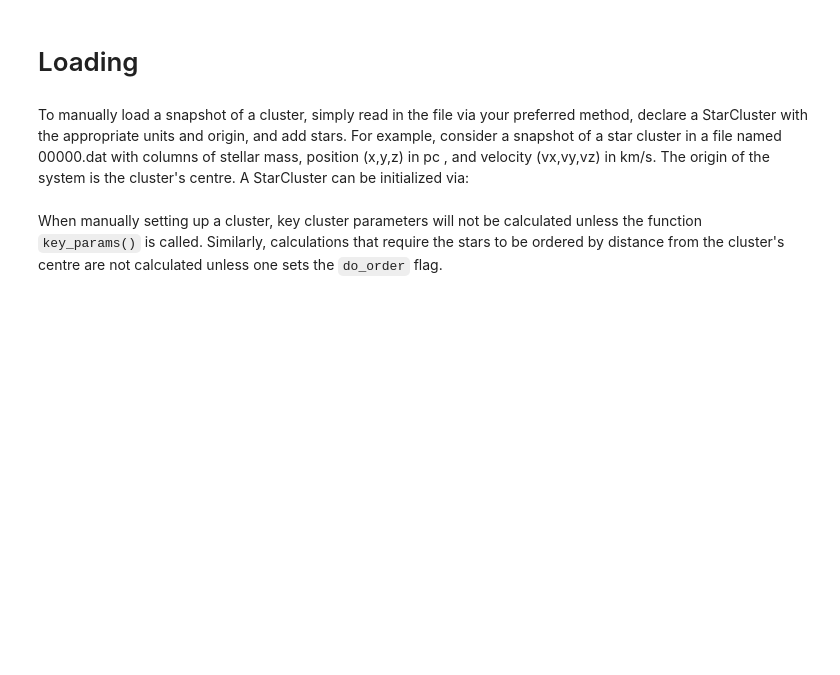
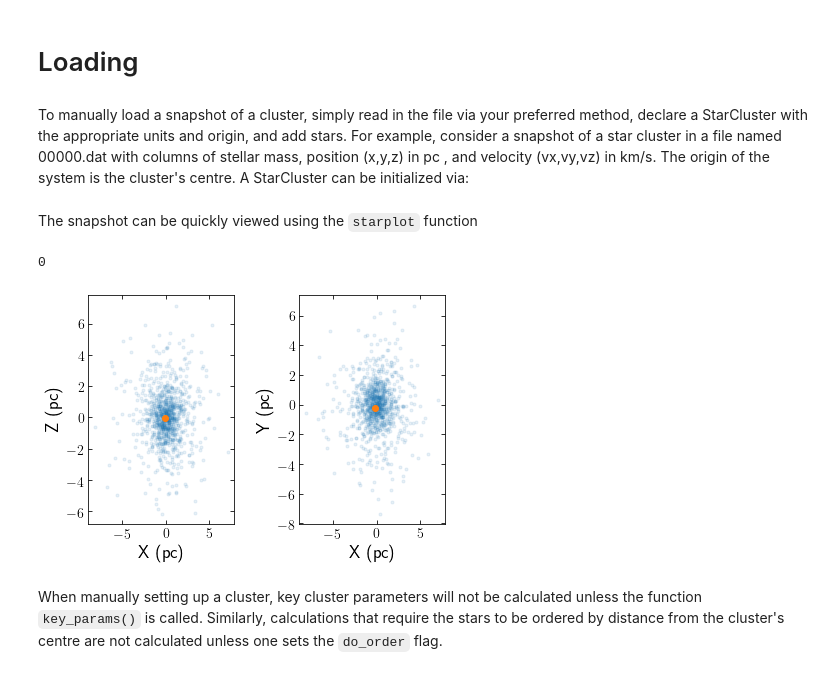
Before and after one commit to webbjj/clustertools, a Jupyter notebook: docs/source/notebooks/loading_and_advancing.ipynb, the cells around one changed output. Drawn from its saved outputs; the diff is of its cells as text; code cells hidden in the pictures; blank space fills up the shorter version.

```diff
--- a/docs/source/notebooks/loading_and_advancing.ipynb
+++ b/docs/source/notebooks/loading_and_advancing.ipynb
@@ -11,6 +11,13 @@ To manually load a snapshot of a cluster, simply read in the file via your prefe
 m,x,y,z,vx,vy,vz=np.loadtxt('00000.dat',unpack=True)
 cluster=ctools.StarCluster(units='pckms',origin='cluster')
 cluster.add_stars(x,y,z,vx,vy,vz,m)
+# %% [markdown]
+The snapshot can be quickly viewed using the ``starplot`` function
+# %%
+ctools.starplot(cluster)
+# %% [output]
+0
+[figure, added]
 # %% [markdown]
 When manually setting up a cluster, key cluster parameters will not be calculated unless the function ``key_params()`` is called. Similarly, calculations that require the stars to be ordered by distance from the cluster's centre are not calculated unless one sets the ``do_order`` flag.
 # %%
```
Also changed, not shown: parts of 3 cells of this notebook, 4 other files.
